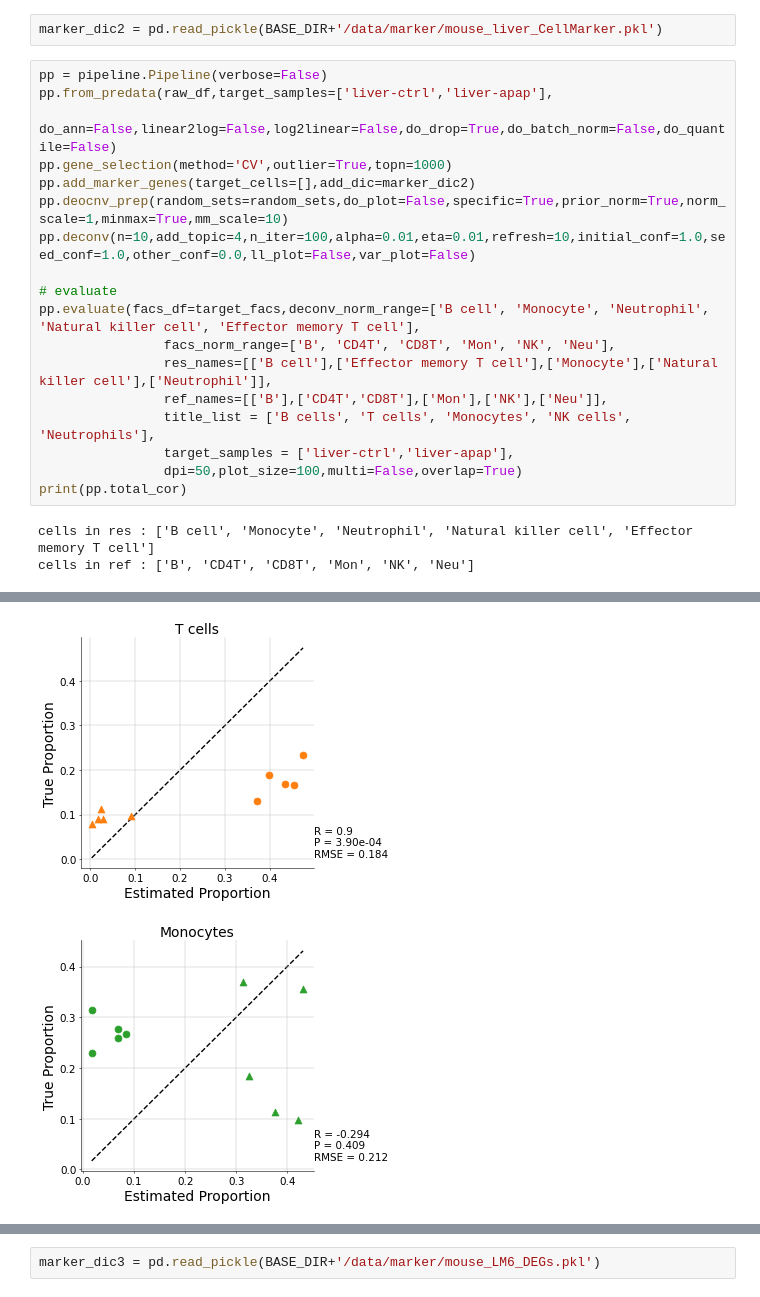
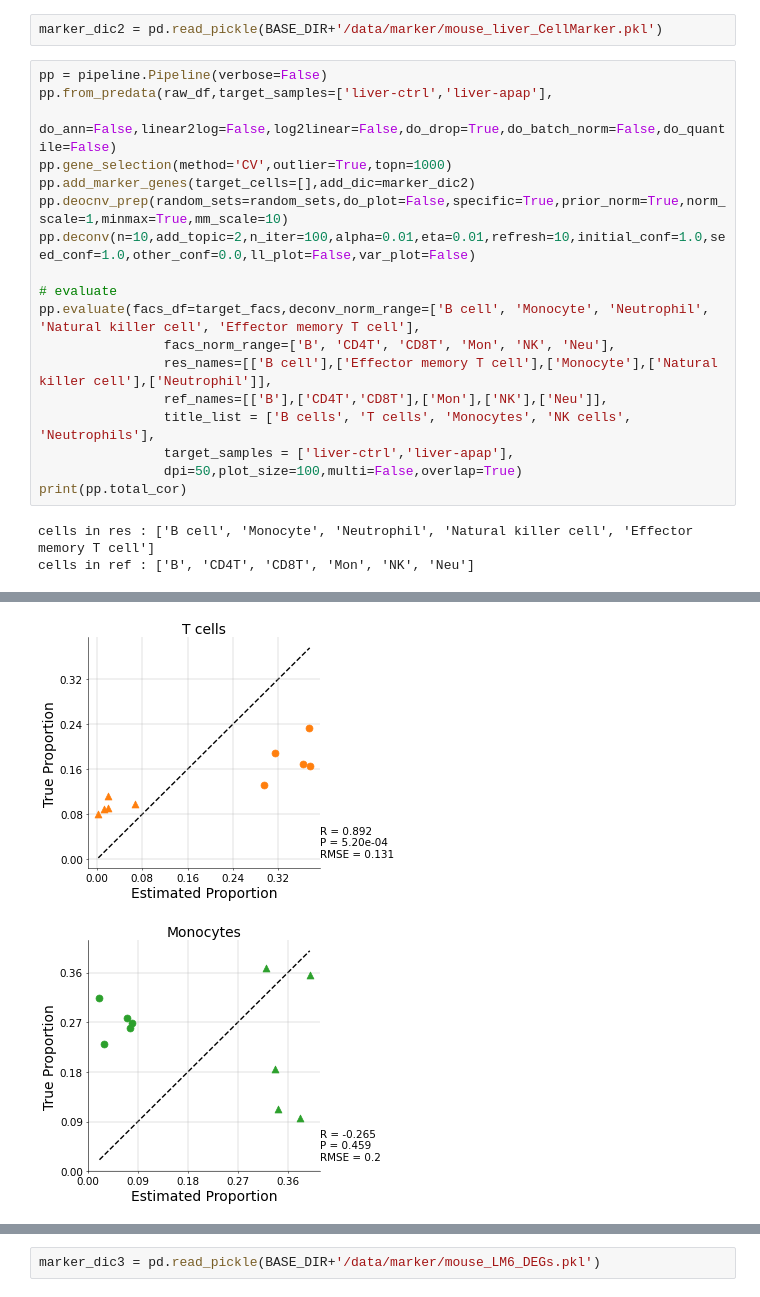
Before and after one commit to mizuno-group/GLDADec, a Jupyter notebook: examples/Fig5_GLDADec_GSE239996_APAP.ipynb, the cells around one changed output, grey strips where cells are left out. Cells and saved outputs as stored; diff of their text form.

```diff
--- a/examples/Fig5_GLDADec_GSE239996_APAP.ipynb
+++ b/examples/Fig5_GLDADec_GSE239996_APAP.ipynb
@@ -84,7 +85,7 @@ pp.from_predata(raw_df,target_samples=['liver-ctrl','liver-apap'],
 pp.gene_selection(method='CV',outlier=True,topn=1000)
 pp.add_marker_genes(target_cells=[],add_dic=marker_dic2)
 pp.deocnv_prep(random_sets=random_sets,do_plot=False,specific=True,prior_norm=True,norm_scale=1,minmax=True,mm_scale=10)
-pp.deconv(n=10,add_topic=4,n_iter=100,alpha=0.01,eta=0.01,refresh=10,initial_conf=1.0,seed_conf=1.0,other_conf=0.0,ll_plot=False,var_plot=False)
+pp.deconv(n=10,add_topic=2,n_iter=100,alpha=0.01,eta=0.01,refresh=10,initial_conf=1.0,seed_conf=1.0,other_conf=0.0,ll_plot=False,var_plot=False)
 
 # evaluate
 pp.evaluate(facs_df=target_facs,deconv_norm_range=['B cell', 'Monocyte', 'Neutrophil', 'Natural killer cell', 'Effector memory T cell'],
@@ -102,2 +103,2 @@ cells in ref : ['B', 'CD4T', 'CD8T', 'Mon', 'NK', 'Neu']
-[figure, old version]
+[figure, new version]
-[figure, old version]
+[figure, new version]
```
Also changed, not shown: parts of 7 cells of this notebook, 30 other files.
